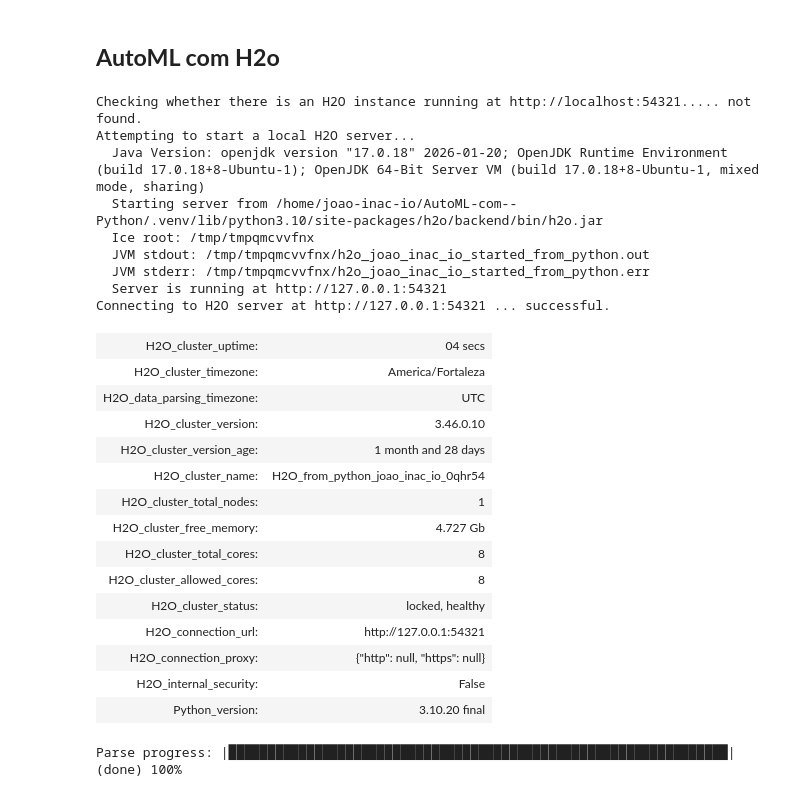
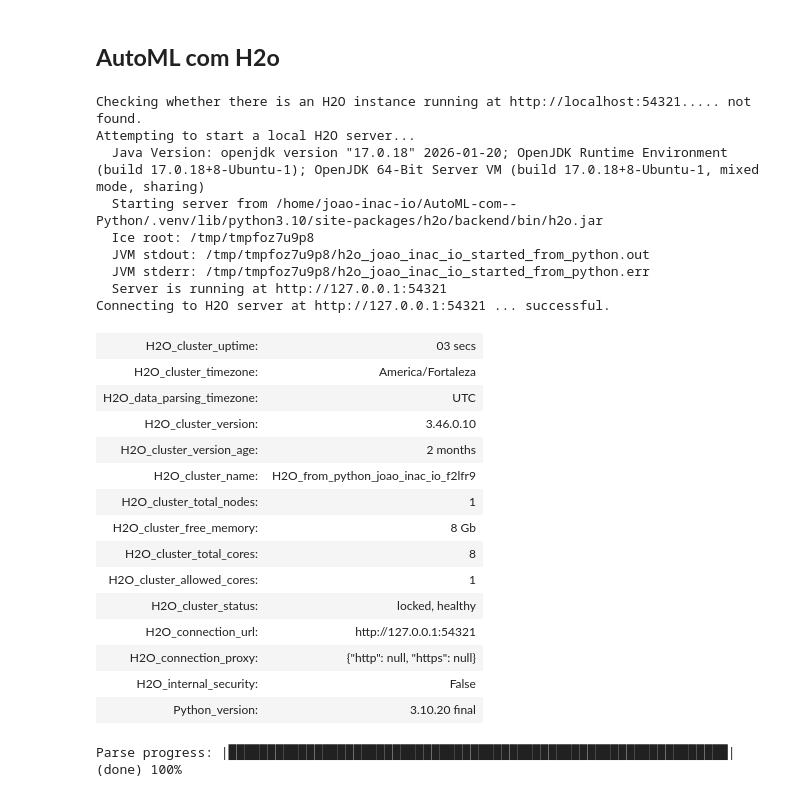
Before and after one commit to Joao-Inacio/AutoML-com--Python, a Jupyter notebook: notebooks/h2o.ipynb, the cells around one changed output. Cells and saved outputs as stored; diff of their text form; code cells hidden in the pictures.

```diff
--- a/notebooks/h2o.ipynb
+++ b/notebooks/h2o.ipynb
@@ -5,27 +5,31 @@ import h2o
 from h2o.automl import H2OAutoML
 import pandas as pd
 # %%
-h2o.init()
+h2o.init(
+    nthreads=1,         # Usa absolutamente TODOS os núcleos do seu processador (rápido!)
+    max_mem_size="8G",  # Reserva exatamente 8 Gigabytes de RAM EXCLUSIVOS para o Java
+    port=54321          # (Opcional) Define a porta de comunicação
+)
 # %% [output]
 Checking whether there is an H2O instance running at http://localhost:54321..... not found.
 Attempting to start a local H2O server...
   Java Version: openjdk version "17.0.18" 2026-01-20; OpenJDK Runtime Environment (build 17.0.18+8-Ubuntu-1); OpenJDK 64-Bit Server VM (build 17.0.18+8-Ubuntu-1, mixed mode, sharing)
   Starting server from /home/joao-inac-io/AutoML-com--Python/.venv/lib/python3.10/site-packages/h2o/backend/bin/h2o.jar
-  Ice root: /tmp/tmpqmcvvfnx
-  JVM stdout: /tmp/tmpqmcvvfnx/h2o_joao_inac_io_started_from_python.out
-  JVM stderr: /tmp/tmpqmcvvfnx/h2o_joao_inac_io_started_from_python.err
+  Ice root: /tmp/tmpfoz7u9p8
+  JVM stdout: /tmp/tmpfoz7u9p8/h2o_joao_inac_io_started_from_python.out
+  JVM stderr: /tmp/tmpfoz7u9p8/h2o_joao_inac_io_started_from_python.err
   Server is running at http://127.0.0.1:54321
 Connecting to H2O server at http://127.0.0.1:54321 ... successful.
-| H2O_cluster_uptime: | 04 secs |
+| H2O_cluster_uptime: | 03 secs |
 | H2O_cluster_timezone: | America/Fortaleza |
 | H2O_data_parsing_timezone: | UTC |
 | H2O_cluster_version: | 3.46.0.10 |
-| H2O_cluster_version_age: | 1 month and 28 days |
-| H2O_cluster_name: | H2O_from_python_joao_inac_io_0qhr54 |
+| H2O_cluster_version_age: | 2 months |
+| H2O_cluster_name: | H2O_from_python_joao_inac_io_f2lfr9 |
 | H2O_cluster_total_nodes: | 1 |
-| H2O_cluster_free_memory: | 4.727 Gb |
+| H2O_cluster_free_memory: | 8 Gb |
 | H2O_cluster_total_cores: | 8 |
-| H2O_cluster_allowed_cores: | 8 |
+| H2O_cluster_allowed_cores: | 1 |
 | H2O_cluster_status: | locked, healthy |
 | H2O_connection_url: | http://127.0.0.1:54321 |
 | H2O_connection_proxy: | {"http": null, "https": null} |
```
Also changed, not shown: parts of 4 cells of this notebook.
